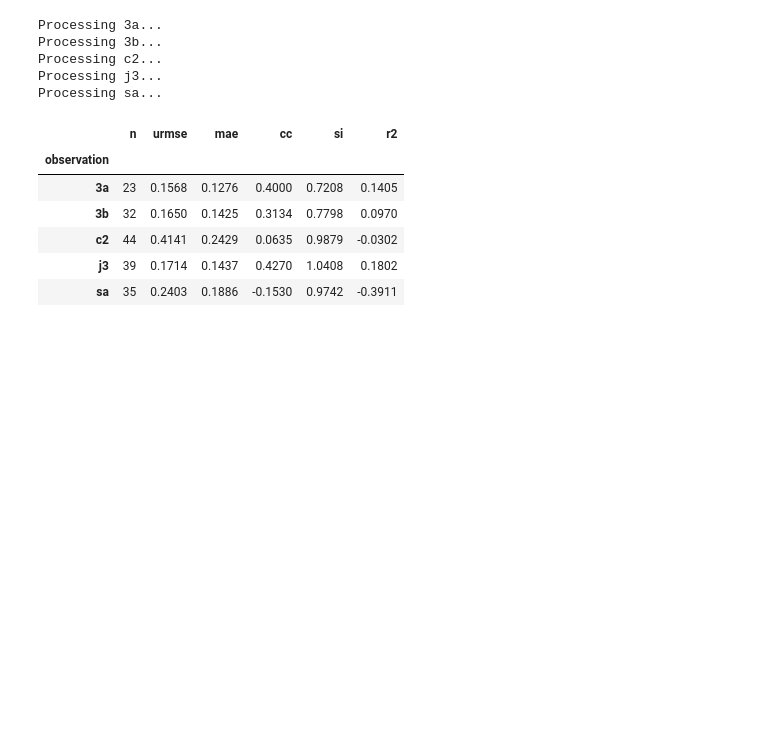
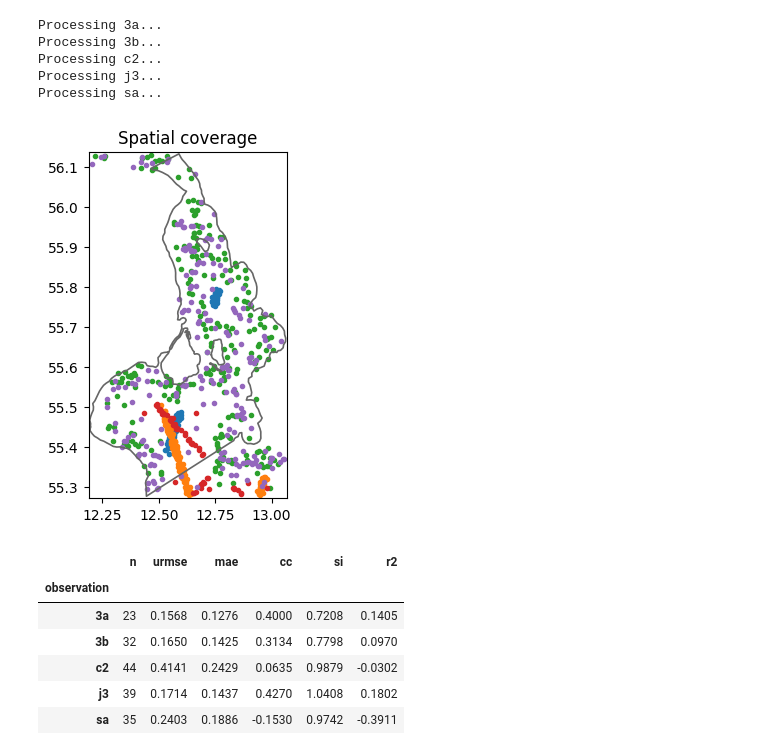
Before and after one commit to DHI/WaterBench-MIKE3HD-Oresund, a Jupyter notebook: code/model_validation_2D.ipynb, the cells around one changed output. Cells and saved outputs as stored; diff of their text form; code cells hidden in the pictures; blank space fills up the shorter version.

```diff
--- a/code/model_validation_2D.ipynb
+++ b/code/model_validation_2D.ipynb
@@ -147,6 +149,12 @@ Processing 3b...
 Processing c2...
 Processing j3...
 Processing sa...
+# %%
+ms.plotting.spatial_overview(altlist, mod=msh,figsize=(3,4.5));
+plt.savefig("../figures/altimetry_coverage.png", bbox_inches="tight")
+plt.show()
+# %% [output]
+[figure, added]
 # %%
 cc.skill().round(4)
 # %% [output]
```
Also changed, not shown: parts of 1 cell of this notebook, 5 other files.
